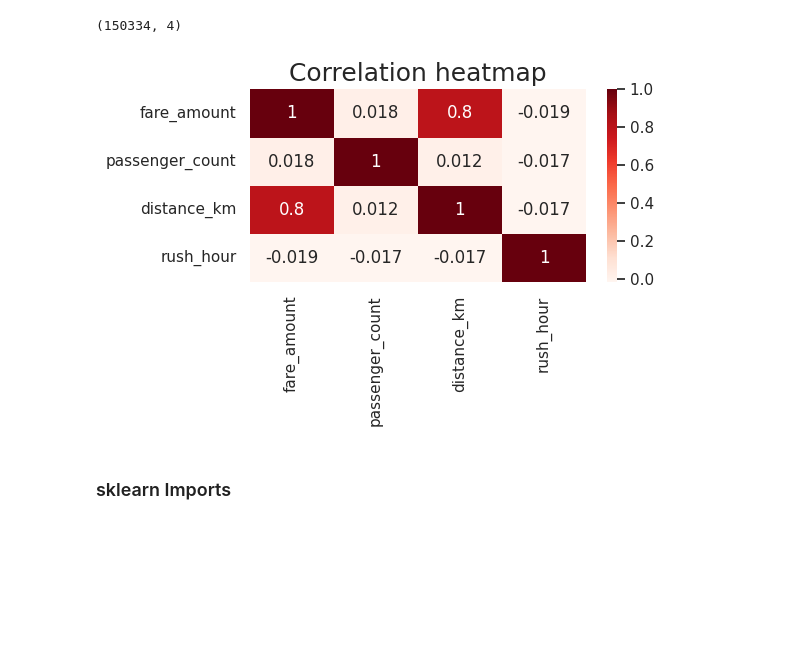
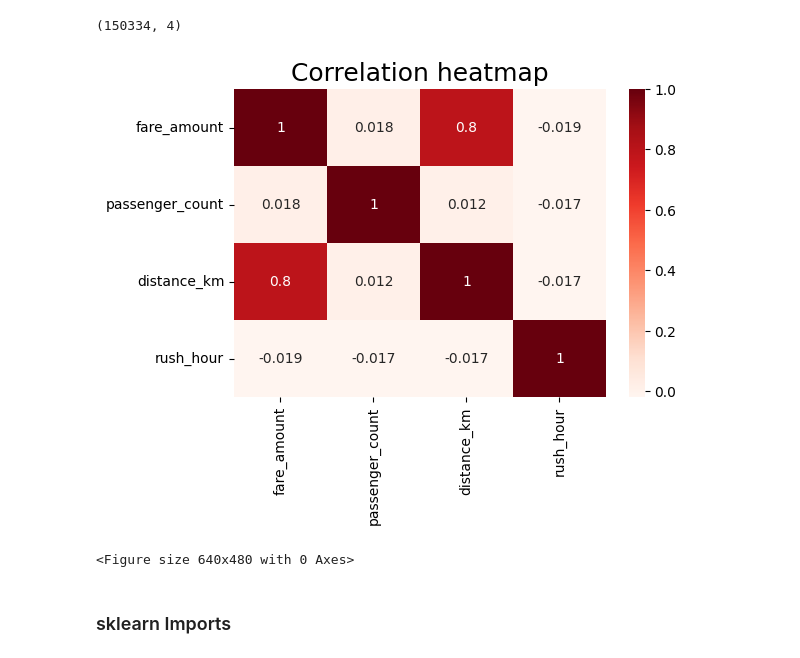
Before and after one commit to mykaharudin/uberfareamount, a Jupyter notebook: DS_Final_Project.ipynb, the cells around one changed output. Saved outputs shown, nothing was run; the diff lists cells and outputs as text; code cells hidden in the pictures; blank space fills up the shorter version.

```diff
--- a/DS_Final_Project.ipynb
+++ b/DS_Final_Project.ipynb
@@ -675,13 +672,17 @@ df2.shape
 # %%
 
 plt.figure(figsize=(6,4))
 sns.heatmap(df2.corr(method='pearson'), annot=True, cmap='Reds')
-plt.title('Correlation heatmap', fontsize=18)
-plt.tight_layout()
-plt.savefig('data/CorrelationHeatmap.png', dpi=300)
+plt.title('Correlation heatmap',
+          fontsize=18)
 plt.show()
+
+# Sesuaikan tata letak dan simpan gambar
+# plt.tight_layout()
+# plt.savefig('data/ccorre;ation.png', dpi=400)
 # %% [output]
-[figure, old version]
+[figure, new version]
+<Figure size 640x480 with 0 Axes>
 # %% [markdown]
 ### sklearn Imports
 # %%
```
Also changed, not shown: parts of 17 cells of this notebook, 5 other files.
